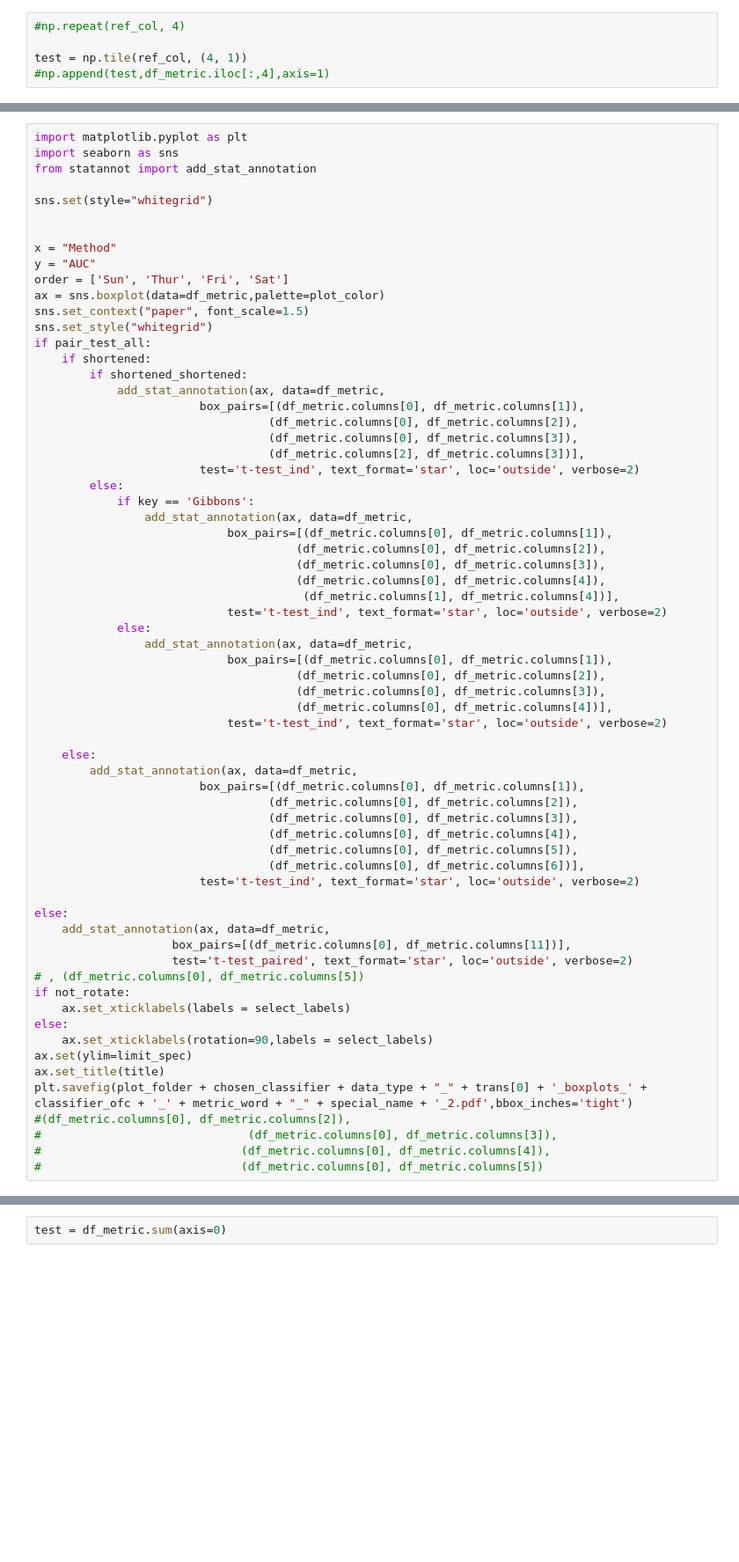
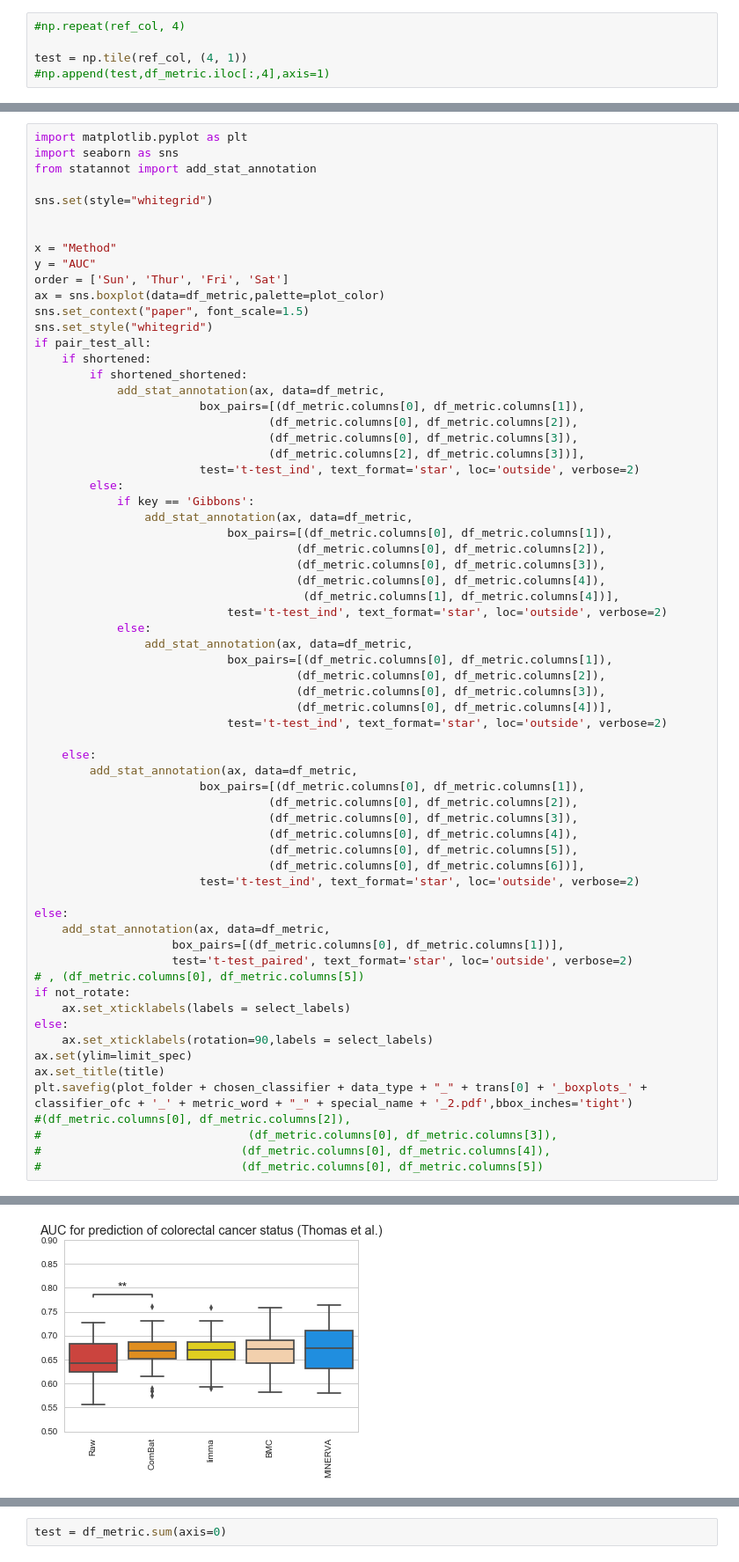
Before and after one commit to LeahBriscoe/microbatch_vc, a Jupyter notebook: Classifier/plotting_prediction_results_CI_permethod.ipynb, the cells around one changed output, grey strips where cells are left out. Shown at 88% size. Saved outputs shown, nothing was run; the diff lists cells and outputs as text; blank space fills up the shorter version.

```diff
--- a/Classifier/plotting_prediction_results_CI_permethod.ipynb
+++ b/Classifier/plotting_prediction_results_CI_permethod.ipynb
@@ -1225,7 +534,7 @@ if pair_test_all:
 
 else:
     add_stat_annotation(ax, data=df_metric,
-                    box_pairs=[(df_metric.columns[0], df_metric.columns[11])],
+                    box_pairs=[(df_metric.columns[0], df_metric.columns[1])],
                     test='t-test_paired', text_format='star', loc='outside', verbose=2)
 # , (df_metric.columns[0], df_metric.columns[5])
 if not_rotate:
@@ -1239,3 +548,4 @@ plt.savefig(plot_folder + chosen_classifier + data_type + "_" + trans[0] + '_box
 #                              (df_metric.columns[0], df_metric.columns[3]),
 #                             (df_metric.columns[0], df_metric.columns[4]),
 #                             (df_metric.columns[0], df_metric.columns[5])
+# %% [output]
@@ -1242,2 +560,3 @@ plt.savefig(plot_folder + chosen_classifier + data_type + "_" + trans[0] + '_box
+[figure, added]
 # %%
 np.mean(df_metric.sum(axis=0))
```
Also changed, not shown: parts of 15 cells of this notebook, 8 other files.
